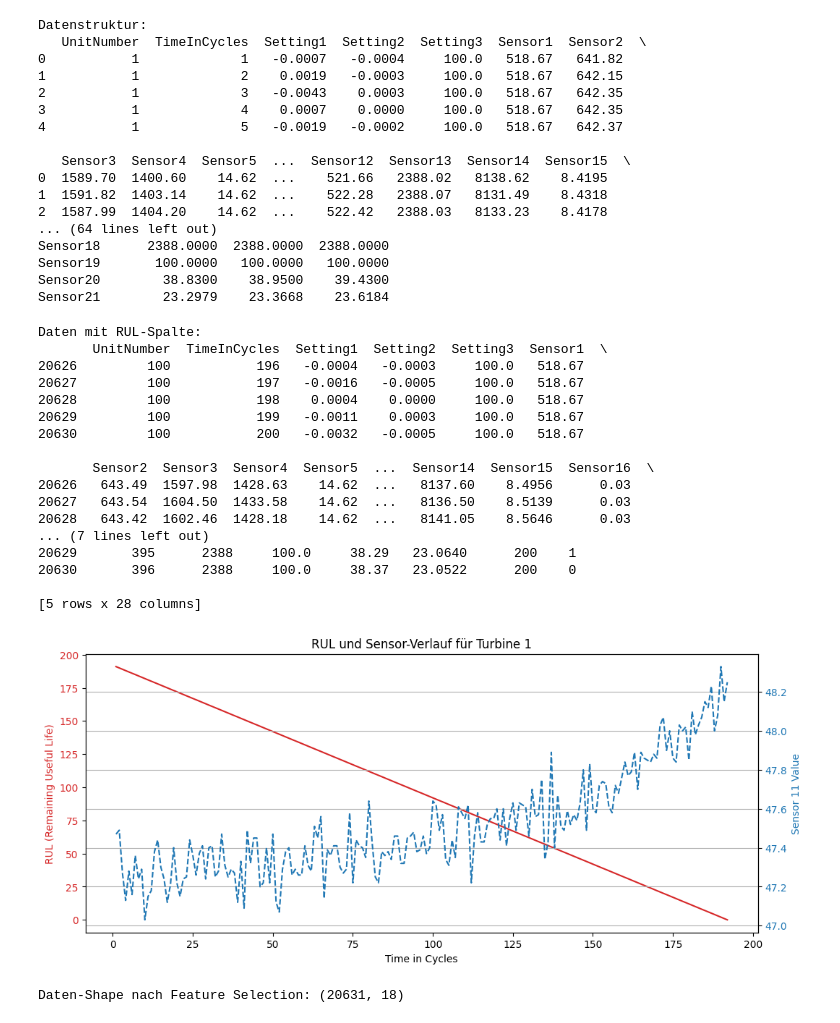
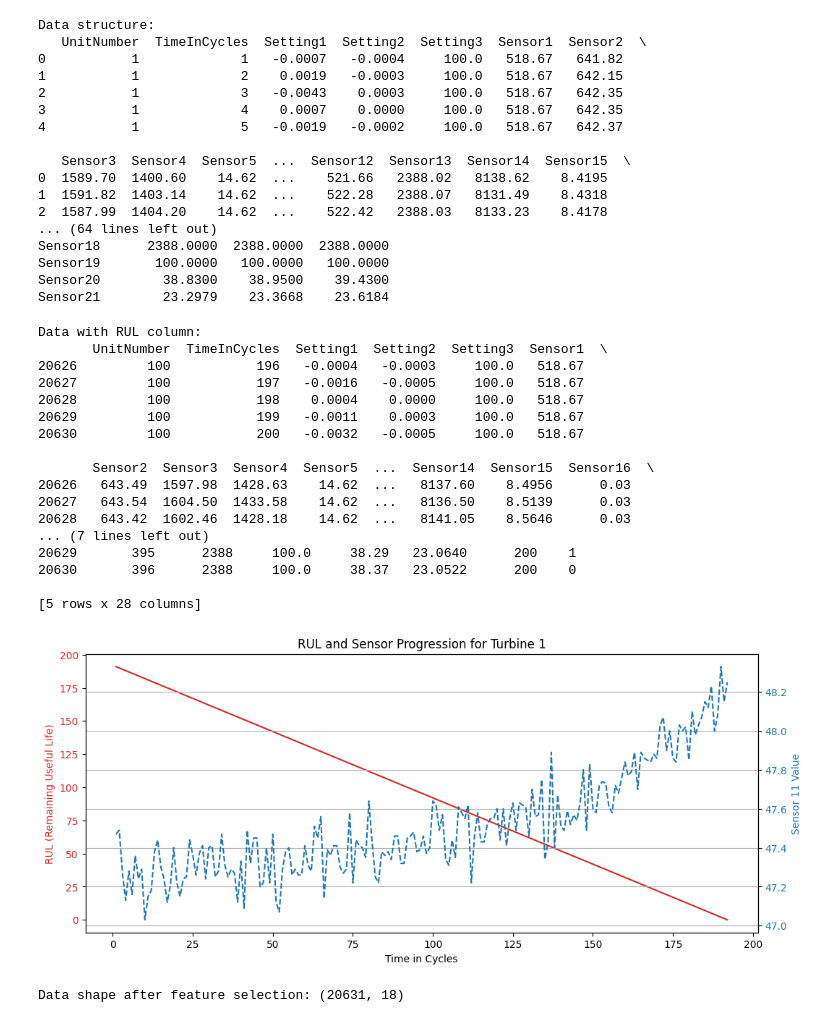
Before and after one commit to RobertKunte/AI_Turbine_RUL_Monitor_CMAPSS, a Jupyter notebook: 1_data_analysis.ipynb, the cells around one changed output. Cells and saved outputs as stored; diff of their text form; code cells hidden in the pictures.

```diff
--- a/1_data_analysis.ipynb
+++ b/1_data_analysis.ipynb
@@ -3,26 +3,26 @@ import pandas as pd
 import matplotlib.pyplot as plt
 import numpy as np
 
-# Definiere die Spaltennamen (Feature-Namen)
-# Einheit, Zeit-Zyklus, drei Einstell-Parameter, 21 Sensoren
+# Define the column names (feature names)
+# Unit, time cycle, three setting parameters, 21 sensors
 columns = ['UnitNumber', 'TimeInCycles',
            'Setting1', 'Setting2', 'Setting3'] + \
           [f'Sensor{i}' for i in range(1, 22)]
 
-# Datenpfad anpassen, falls du nicht FD001 nutzt
+# Adjust data path if you are not using FD001
 data_path = 'data/train_FD001.txt'
 
-# Lade die Trainingsdaten
-# Der Datensatz hat keine Header, deshalb 'header=None' und der Separator ist ein Leerzeichen
+# Load the training data
+# The dataset has no header, so 'header=None' and the separator is a space
 df = pd.read_csv(data_path, sep='\s+', header=None, names=columns)
 
-# Zeige die ersten 5 Zeilen
-print("Datenstruktur:")
+# Show the first 5 rows
+print("Data structure:")
 print(df.head())
-print("\nStatistische Übersicht:")
+print("\nStatistical overview:")
 print(df.describe().transpose())
 # %% [output]
-Datenstruktur:
+Data structure:
    UnitNumber  TimeInCycles  Setting1  Setting2  Setting3  Sensor1  Sensor2  \
 0           1             1   -0.0007   -0.0004     100.0   518.67   641.82
 1           1             2    0.0019   -0.0003     100.0   518.67   642.15
@@ -40,73 +40,73 @@ Sensor19       100.0000   100.0000   100.0000
 Sensor20        38.8300    38.9500    39.4300
 Sensor21        23.2979    23.3668    23.6184
 # %%
-# Berechne den maximalen Zyklus für jede Unit
+# Calculate the maximum cycle for each unit
 max_cycles = df.groupby('UnitNumber')['TimeInCycles'].max().reset_index()
 max_cycles.columns = ['UnitNumber', 'MaxTime']
 
-# Füge die maximale Zeit zurück in den Haupt-DataFrame
+# Add the maximum time back into the main DataFrame
 df = df.merge(max_cycles, on='UnitNumber', how='left')
 
-# Berechne RUL (Remaining Useful Life): MaxTime - TimeInCycles
+# Calculate RUL (Remaining Useful Life): MaxTime - TimeInCycles
 df['RUL'] = df['MaxTime'] - df['TimeInCycles']
 
-print("\nDaten mit RUL-Spalte:")
+print("\nData with RUL column:")
 print(df.tail())
 
-# Jetzt plotten wir den RUL und einen interessanten Sensor für EINE Turbine (z.B. Turbine 1)
+# Now we plot the RUL and an interesting sensor for ONE turbine (e.g., Turbine 1)
 unit_id = 1
 df_unit = df[df['UnitNumber'] == unit_id]
 
-# Plot: RUL vs. Zeit
+# Plot: RUL vs. Time
 fig, ax1 = plt.subplots(figsize=(12, 5))
 
-# Achse 1: RUL (Zielvariable)
+# Axis 1: RUL (target variable)
 color = 'tab:red'
 ax1.set_xlabel('Time in Cycles')
 ax1.set_ylabel('RUL (Remaining Useful Life)', color=color)
 ax1.plot(df_unit['TimeInCycles'], df_unit['RUL'], color=color)
 ax1.tick_params(axis='y', labelcolor=color)
 
-# Achse 2: Ein aussagekräftiger Sensor (z.B. Sensor 11: Fan pressure ratio)
-ax2 = ax1.twinx() # Achsen teilen sich die X-Achse
+# Axis 2: A meaningful sensor (e.g., Sensor 11: Fan pressure ratio)
+ax2 = ax1.twinx() # Axes share the X-axis
 color = 'tab:blue'
 ax2.set_ylabel('Sensor 11 Value', color=color)
 ax2.plot(df_unit['TimeInCycles'], df_unit['Sensor11'], color=color, linestyle='--')
 ax2.tick_params(axis='y', labelcolor=color)
 
-plt.title(f'RUL und Sensor-Verlauf für Turbine {unit_id}')
+plt.title(f'RUL and Sensor Progression for Turbine {unit_id}')
 plt.grid(True)
 plt.show()
 # %% [output]
-Daten mit RUL-Spalte:
+Data with RUL column:
        UnitNumber  TimeInCycles  Setting1  Setting2  Setting3  Sensor1  \
 20626         100           196   -0.0004   -0.0003     100.0   518.67
 20627         100           197   -0.0016   -0.0005     100.0   518.67
 20628         100           198    0.0004    0.0000     100.0   518.67
 20629         100           199   -0.0011    0.0003     100.0   518.67
 20630         100           200   -0.0032   -0.0005     100.0   518.67
 
        Sensor2  Sensor3  Sensor4  Sensor5  ...  Sensor14  Sensor15  Sensor16  \
 20626   643.49  1597.98  1428.63    14.62  ...   8137.60    8.4956      0.03
 20627   643.54  1604.50  1433.58    14.62  ...   8136.50    8.5139      0.03
 20628   643.42  1602.46  1428.18    14.62  ...   8141.05    8.5646      0.03
 ... (7 lines left out)
 20629       395      2388     100.0     38.29   23.0640      200    1
 20630       396      2388     100.0     38.37   23.0522      200    0
 
 [5 rows x 28 columns]
-[figure, old version]
+[figure, new version]
 # %%
-# Liste der Spalten, die konstant (oder quasi-konstant) sind und entfernt werden
+# List of columns that are constant (or quasi-constant) and will be removed
 cols_to_drop = ['Setting3', 'Sensor1', 'Sensor5', 'Sensor6',
                 'Sensor10', 'Sensor16', 'Sensor18', 'Sensor19']
 
-# Wir entfernen auch die Hilfsspalten 'MaxTime' und 'TimeInCycles' für das Training,
-# da RUL direkt aus diesen berechnet wurde (und RUL unser y ist).
+# We also remove the auxiliary columns 'MaxTime' and 'TimeInCycles' for training,
+# since RUL was calculated directly from these (and RUL is our y).
 df_processed = df.drop(columns=['MaxTime', 'TimeInCycles'] + cols_to_drop)
-print(f"Daten-Shape nach Feature Selection: {df_processed.shape}")
+print(f"Data shape after feature selection: {df_processed.shape}")
 # %% [output]
-Daten-Shape nach Feature Selection: (20631, 18)
+Data shape after feature selection: (20631, 18)
 # %%
 from sklearn.preprocessing import MinMaxScaler
 
```
Also changed, not shown: parts of 7 cells of this notebook.
